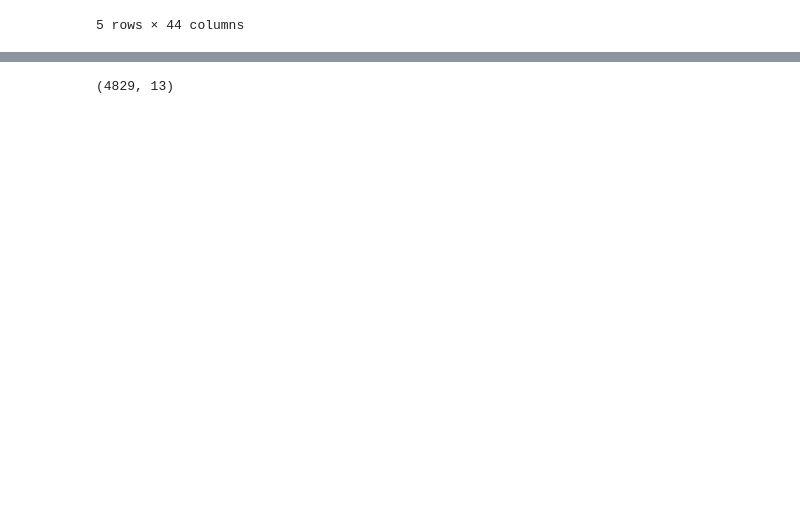
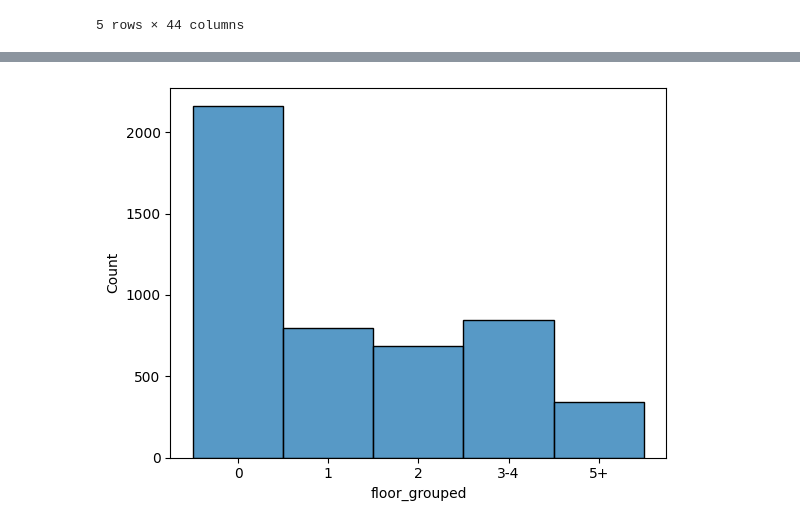
Before and after one commit to nicolasdl97/Project_1, a Jupyter notebook: Notebook/EDA.ipynb, the cells around one changed output, grey strips where cells are left out. Cells and saved outputs as stored; diff of their text form; code cells hidden in the pictures; blank space fills up the shorter version.

```diff
--- a/Notebook/EDA.ipynb
+++ b/Notebook/EDA.ipynb
@@ -192,5 +196,6 @@ plt.show()
 [figure]
-# %%
-df_final.shape
-# %% [output]
-(4829, 13)
+# %%
+sns.histplot(data=df_final,x="floor_grouped")
+plt.show()
+# %% [output]
+[figure, added]
```
Also changed, not shown: parts of 11 cells of this notebook, 5 other files.
